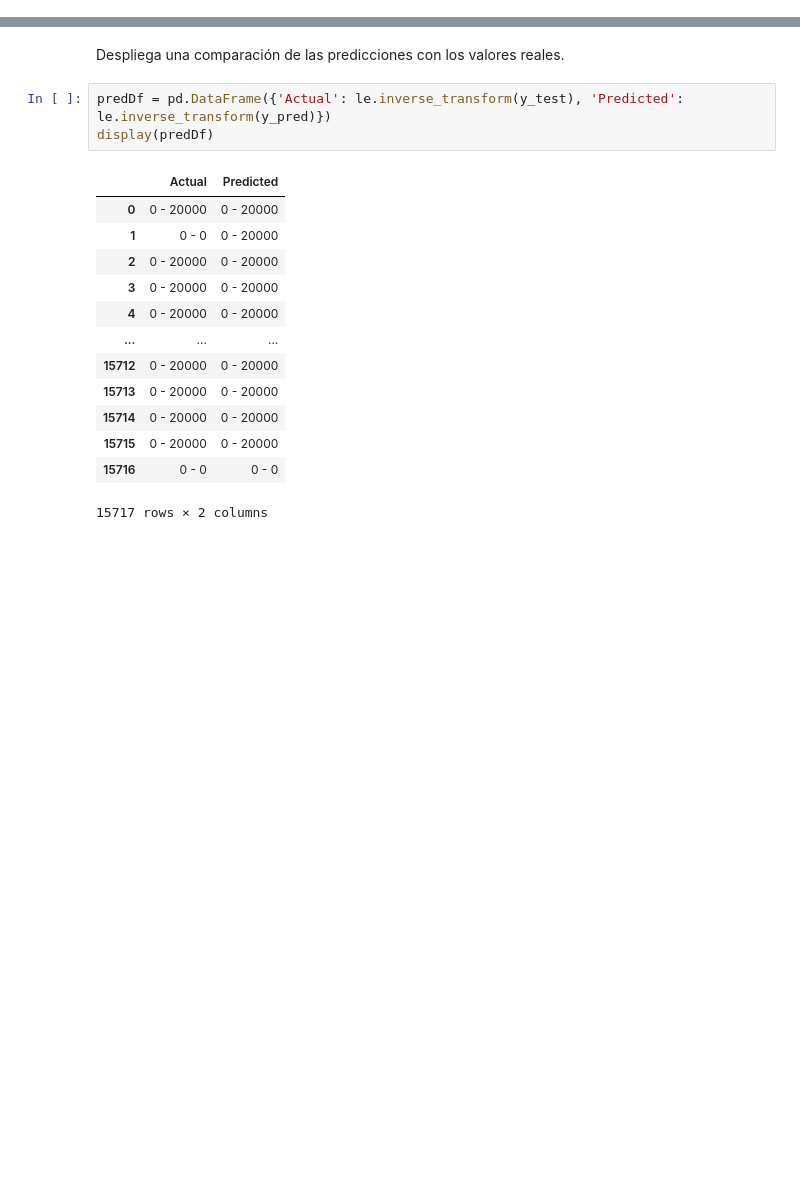
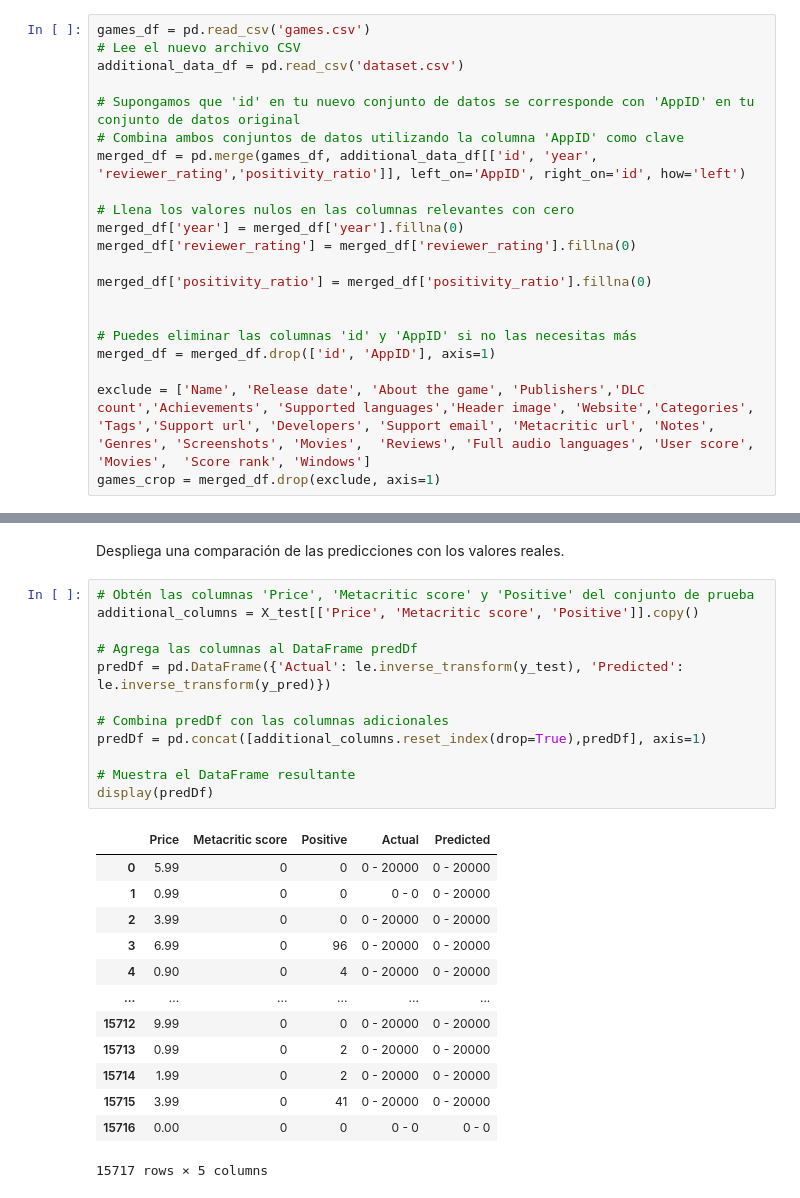
Before and after one commit to VicenteA18UCN/IDS_PROJECT, a Jupyter notebook: ORDEN.ipynb, the cells around one changed output, grey strips where cells are left out. Drawn from its saved outputs; the diff is of its cells as text; blank space fills up the shorter version.

```diff
--- a/ORDEN.ipynb
+++ b/ORDEN.ipynb
@@ -27,0 +108,21 @@ games_crop = games_df.drop(exclude, axis=1)
+# %%
+games_df = pd.read_csv('games.csv')
+# Lee el nuevo archivo CSV
+additional_data_df = pd.read_csv('dataset.csv')
+
+# Supongamos que 'id' en tu nuevo conjunto de datos se corresponde con 'AppID' en tu conjunto de datos original
+# Combina ambos conjuntos de datos utilizando la columna 'AppID' como clave
+merged_df = pd.merge(games_df, additional_data_df[['id', 'year', 'reviewer_rating','positivity_ratio']], left_on='AppID', right_on='id', how='left')
+
+# Llena los valores nulos en las columnas relevantes con cero
+merged_df['year'] = merged_df['year'].fillna(0)
+merged_df['reviewer_rating'] = merged_df['reviewer_rating'].fillna(0)
+
+merged_df['positivity_ratio'] = merged_df['positivity_ratio'].fillna(0)
+
+
+# Puedes eliminar las columnas 'id' y 'AppID' si no las necesitas más
+merged_df = merged_df.drop(['id', 'AppID'], axis=1)
+
+exclude = ['Name', 'Release date', 'About the game', 'Publishers','DLC count','Achievements', 'Supported languages','Header image', 'Website','Categories', 'Tags','Support url', 'Developers', 'Support email', 'Metacritic url', 'Notes',  'Genres', 'Screenshots', 'Movies',  'Reviews', 'Full audio languages', 'User score',  'Movies',  'Score rank', 'Windows']
+games_crop = merged_df.drop(exclude, axis=1)
@@ -73,19 +192,28 @@ Recall: 0.80
 # %% [markdown]
 Despliega una comparación de las predicciones con los valores reales.
-# %%
-predDf = pd.DataFrame({'Actual': le.inverse_transform(y_test), 'Predicted': le.inverse_transform(y_pred)})
-display(predDf)
-# %% [output]
-|  | Actual | Predicted |
-| 0 | 0 - 20000 | 0 - 20000 |
-| 1 | 0 - 0 | 0 - 20000 |
-| 2 | 0 - 20000 | 0 - 20000 |
-| 3 | 0 - 20000 | 0 - 20000 |
-| 4 | 0 - 20000 | 0 - 20000 |
-| ... | ... | ... |
-| 15712 | 0 - 20000 | 0 - 20000 |
-| 15713 | 0 - 20000 | 0 - 20000 |
-| 15714 | 0 - 20000 | 0 - 20000 |
-| 15715 | 0 - 20000 | 0 - 20000 |
-| 15716 | 0 - 0 | 0 - 0 |
-15717 rows × 2 columns
+# %%
+# Obtén las columnas 'Price', 'Metacritic score' y 'Positive' del conjunto de prueba
+additional_columns = X_test[['Price', 'Metacritic score', 'Positive']].copy()
+
+# Agrega las columnas al DataFrame predDf
+predDf = pd.DataFrame({'Actual': le.inverse_transform(y_test), 'Predicted': le.inverse_transform(y_pred)})
+
+# Combina predDf con las columnas adicionales
+predDf = pd.concat([additional_columns.reset_index(drop=True),predDf], axis=1)
+
+# Muestra el DataFrame resultante
+display(predDf)
+# %% [output]
+|  | Price | Metacritic score | Positive | Actual | Predicted |
+| 0 | 5.99 | 0 | 0 | 0 - 20000 | 0 - 20000 |
+| 1 | 0.99 | 0 | 0 | 0 - 0 | 0 - 20000 |
+| 2 | 3.99 | 0 | 0 | 0 - 20000 | 0 - 20000 |
+| 3 | 6.99 | 0 | 96 | 0 - 20000 | 0 - 20000 |
+| 4 | 0.90 | 0 | 4 | 0 - 20000 | 0 - 20000 |
+| ... | ... | ... | ... | ... | ... |
+| 15712 | 9.99 | 0 | 0 | 0 - 20000 | 0 - 20000 |
+| 15713 | 0.99 | 0 | 2 | 0 - 20000 | 0 - 20000 |
+| 15714 | 1.99 | 0 | 2 | 0 - 20000 | 0 - 20000 |
+| 15715 | 3.99 | 0 | 41 | 0 - 20000 | 0 - 20000 |
+| 15716 | 0.00 | 0 | 0 | 0 - 0 | 0 - 0 |
+15717 rows × 5 columns
```
Also changed, not shown: parts of 14 cells of this notebook, 2 other files.
